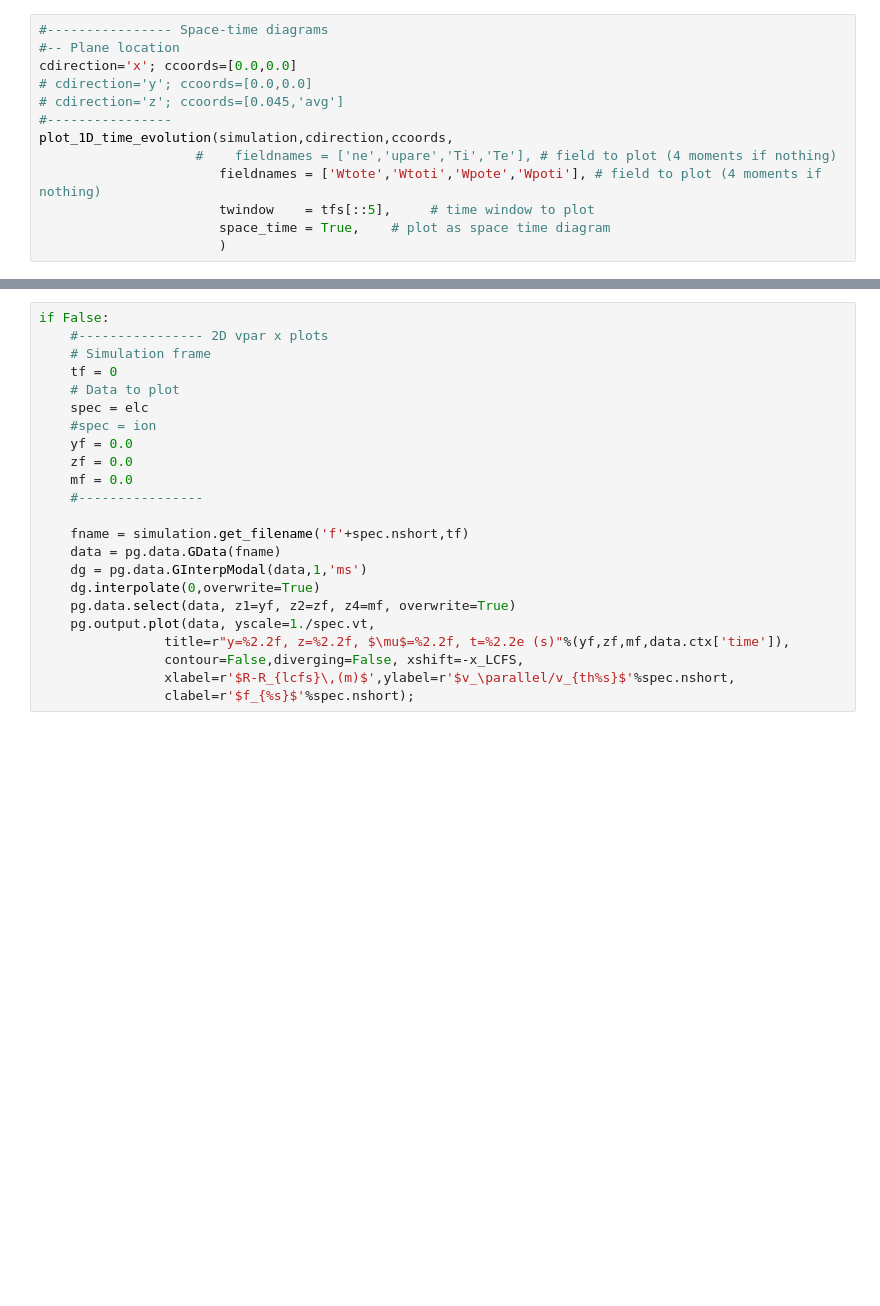
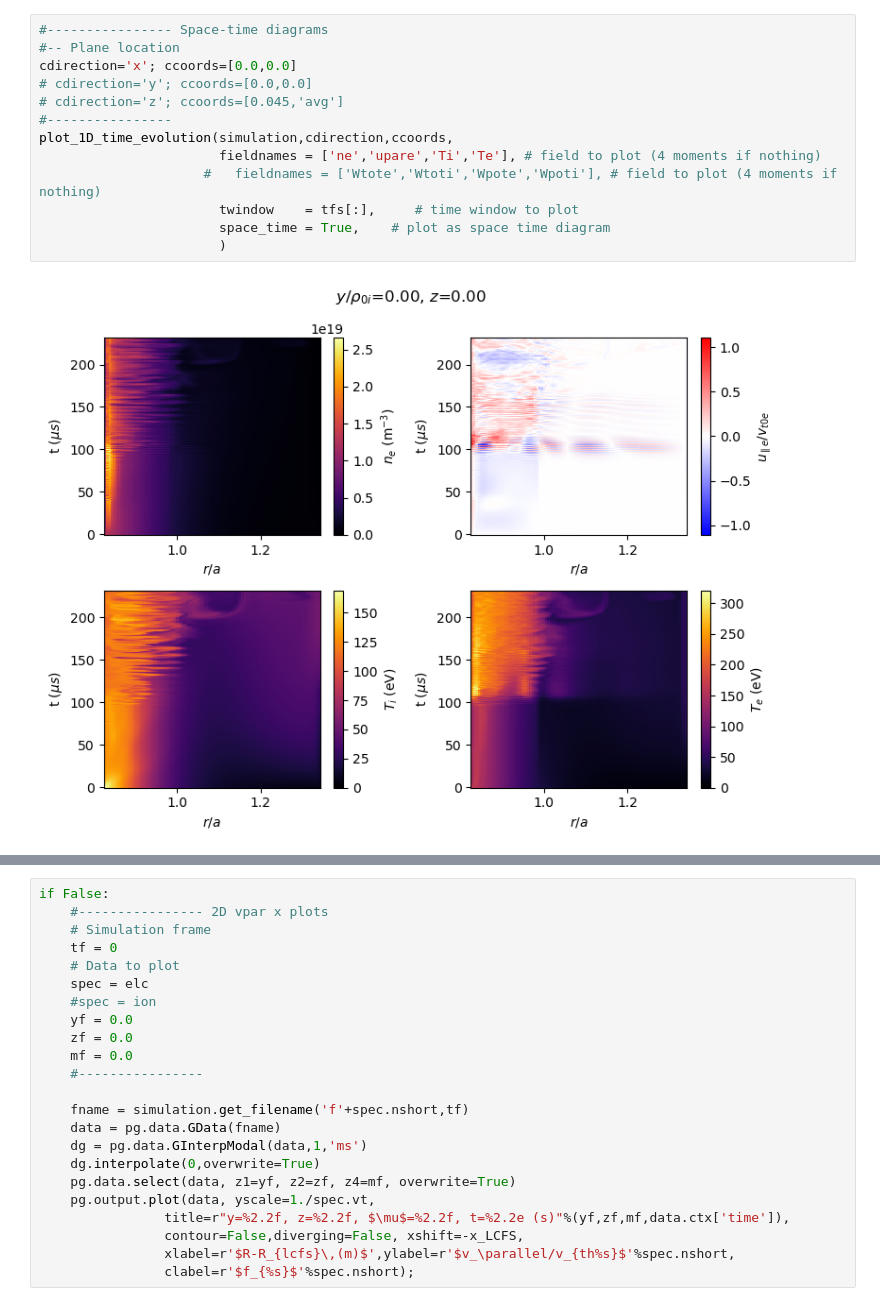
Before and after one commit to Antoinehoff/personal_gkyl_scripts, a Jupyter notebook: example.ipynb, the cells around one changed output, grey strips where cells are left out. Cells and saved outputs as stored; diff of their text form; blank space fills up the shorter version.

```diff
--- a/example.ipynb
+++ b/example.ipynb
@@ -90,16 +108,18 @@ plot_1D(simulation,cdirection,ccoords,
 # %%
 #---------------- Space-time diagrams
 #-- Plane location
 cdirection='x'; ccoords=[0.0,0.0]
 # cdirection='y'; ccoords=[0.0,0.0]
 # cdirection='z'; ccoords=[0.045,'avg']
 #----------------
 plot_1D_time_evolution(simulation,cdirection,ccoords,
-                    #    fieldnames = ['ne','upare','Ti','Te'], # field to plot (4 moments if nothing)
-                       fieldnames = ['Wtote','Wtoti','Wpote','Wpoti'], # field to plot (4 moments if nothing)
-                       twindow    = tfs[::5],     # time window to plot
+                       fieldnames = ['ne','upare','Ti','Te'], # field to plot (4 moments if nothing)
+                     #   fieldnames = ['Wtote','Wtoti','Wpote','Wpoti'], # field to plot (4 moments if nothing)
+                       twindow    = tfs[:],     # time window to plot
                        space_time = True,    # plot as space time diagram
                        )
+# %% [output]
+[figure, added]
 # %%
 #---------- 2D cut plot
 #-- choose min and max time frames and cut location
```
Also changed, not shown: parts of 8 cells of this notebook, 1 other file.
